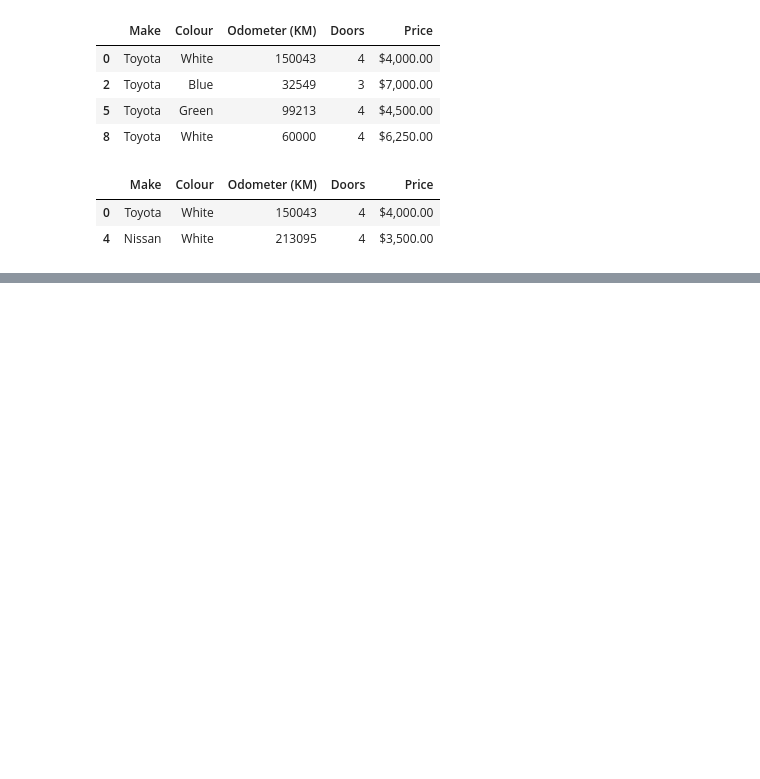
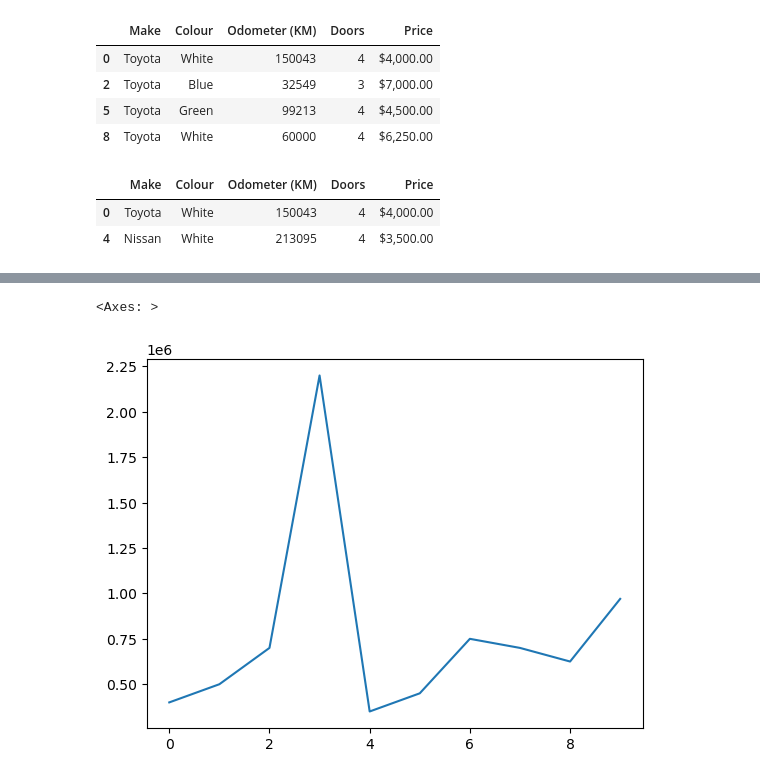
Before and after one commit to sserges/sample_project, a Jupyter notebook: introduction-to-pandas.ipynb, the cells around one changed output, grey strips where cells are left out. Cells and saved outputs as stored; diff of their text form; code cells hidden in the pictures; blank space fills up the shorter version.

```diff
--- a/introduction-to-pandas.ipynb
+++ b/introduction-to-pandas.ipynb
@@ -368,0 +431,5 @@ car_sales[car_sales["Odometer (KM)"] > 100000]
+# %%
+car_sales["Price"].plot()
+# %% [output]
+<Axes: >
+[figure, added]
```
Also changed, not shown: parts of 10 cells of this notebook.
